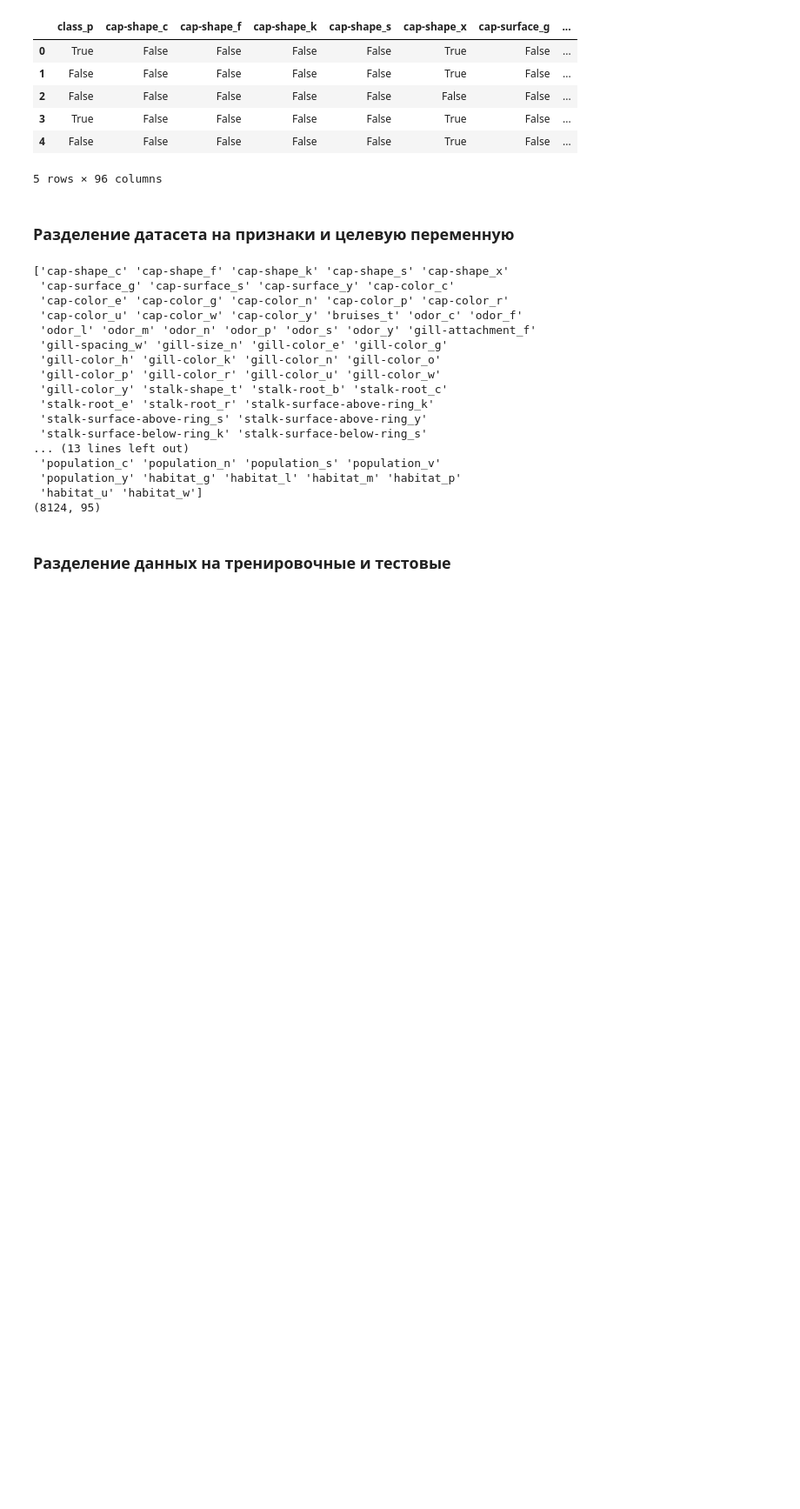
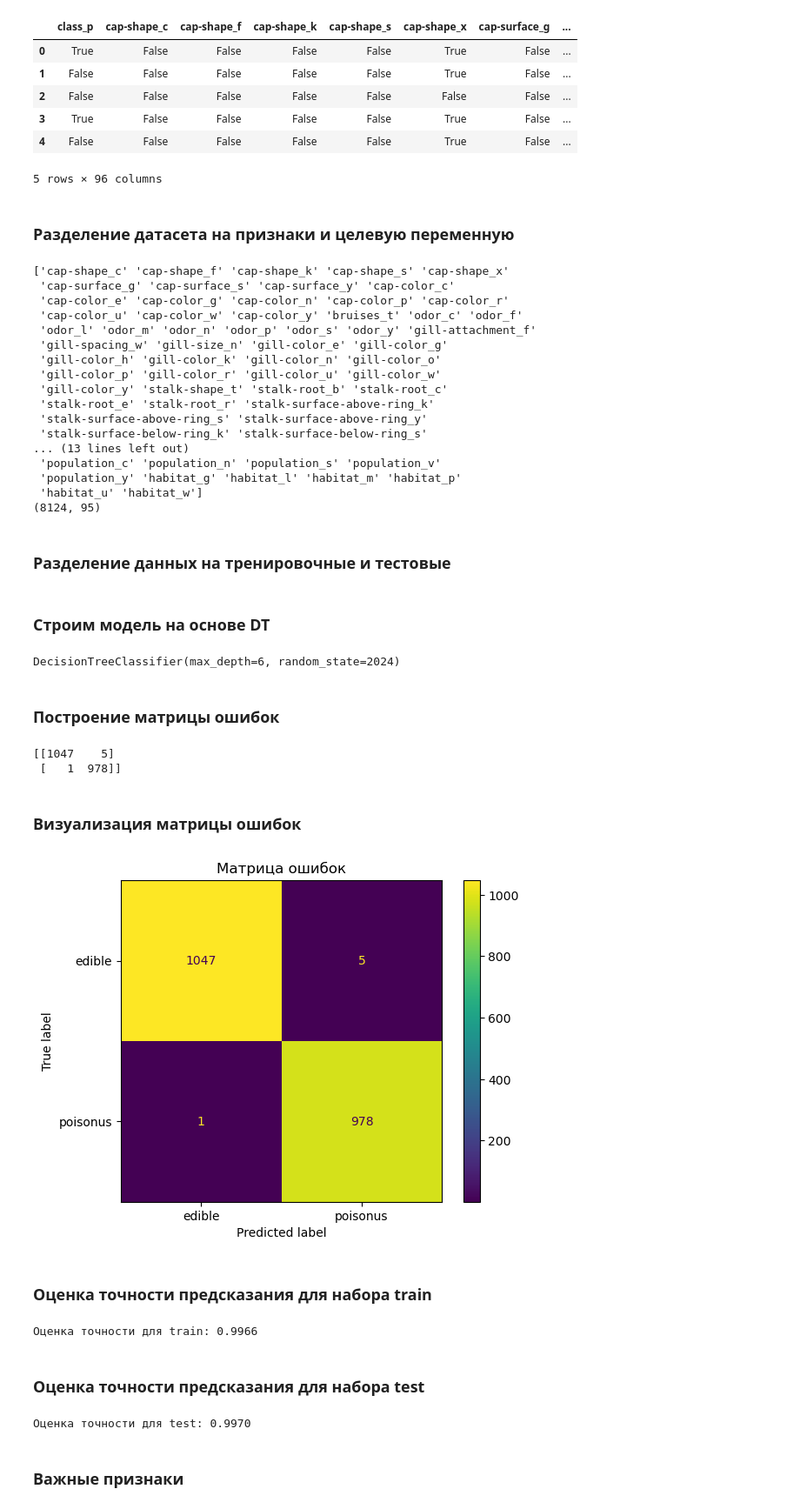
Before and after one commit to golubnichiy/big_data_04_24, a Jupyter notebook: day_06.ipynb, the cells around one changed output. Shown: that part at 87% size. Cells and saved outputs as stored; diff of their text form; code cells hidden in the pictures; blank space fills up the shorter version.

```diff
--- a/day_06.ipynb
+++ b/day_06.ipynb
@@ -160,3 +160,45 @@ print(X.shape)
 ### Разделение данных на тренировочные и тестовые
 # %%
 X_train, X_test, y_train, y_test = train_test_split(X, y, test_size=0.25, random_state=2024, stratify=y)
+# %% [markdown]
+### Строим модель на основе DT
+# %%
+dt_model = DecisionTreeClassifier(max_depth=6, random_state=2024)
+dt_model.fit(X_train, y_train)
+# %% [output]
+DecisionTreeClassifier(max_depth=6, random_state=2024)
+# %% [markdown]
+### Построение матрицы ошибок
+# %%
+y_pred_test = dt_model.predict(X_test)
+conf_matrix = confusion_matrix(y_test, y_pred_test)
+print(conf_matrix)
+# %% [output]
+[[1047    5]
+ [   1  978]]
+# %% [markdown]
+### Визуализация матрицы ошибок
+# %%
+disp = ConfusionMatrixDisplay(confusion_matrix=conf_matrix, display_labels=['edible', 'poisonus'])
+disp.plot(values_format='d')
+plt.title('Матрица ошибок')
+plt.show()
+# %% [output]
+[figure, added]
+# %% [markdown]
+### Оценка точности предсказания для набора train
+# %%
+y_pred_train = dt_model.predict(X_train)
+accuracy_train = accuracy_score(y_train, y_pred_train)
+print(f'Оценка точности для train: {accuracy_train:.4f}')
+# %% [output]
+Оценка точности для train: 0.9966
+# %% [markdown]
+### Оценка точности предсказания для набора test
+# %%
+accuracy_test = accuracy_score(y_test, y_pred_test)
+print(f'Оценка точности для test: {accuracy_test:.4f}')
+# %% [output]
+Оценка точности для test: 0.9970
+# %% [markdown]
+### Важные признаки
```
Also changed, not shown: parts of 3 cells of this notebook, 3 other files.
